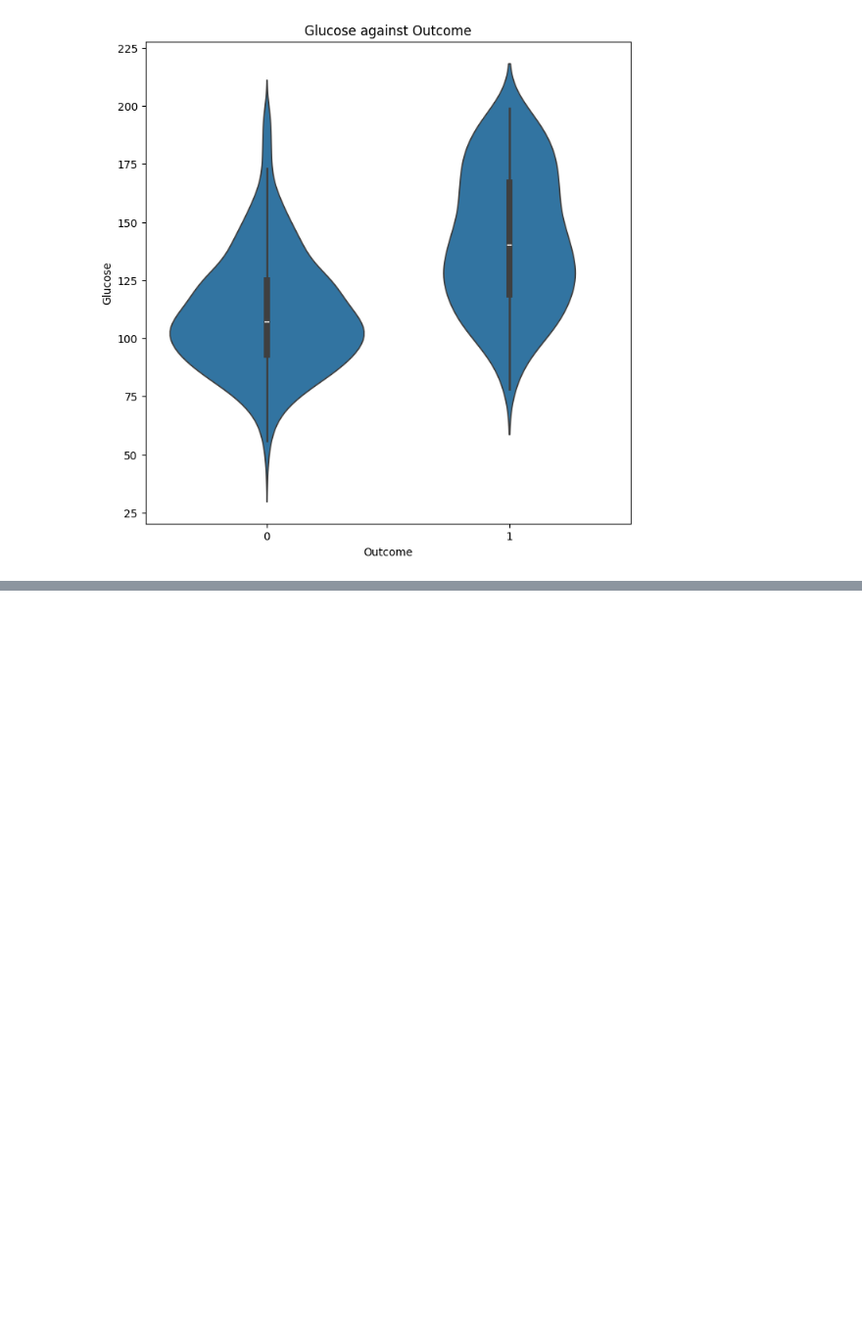
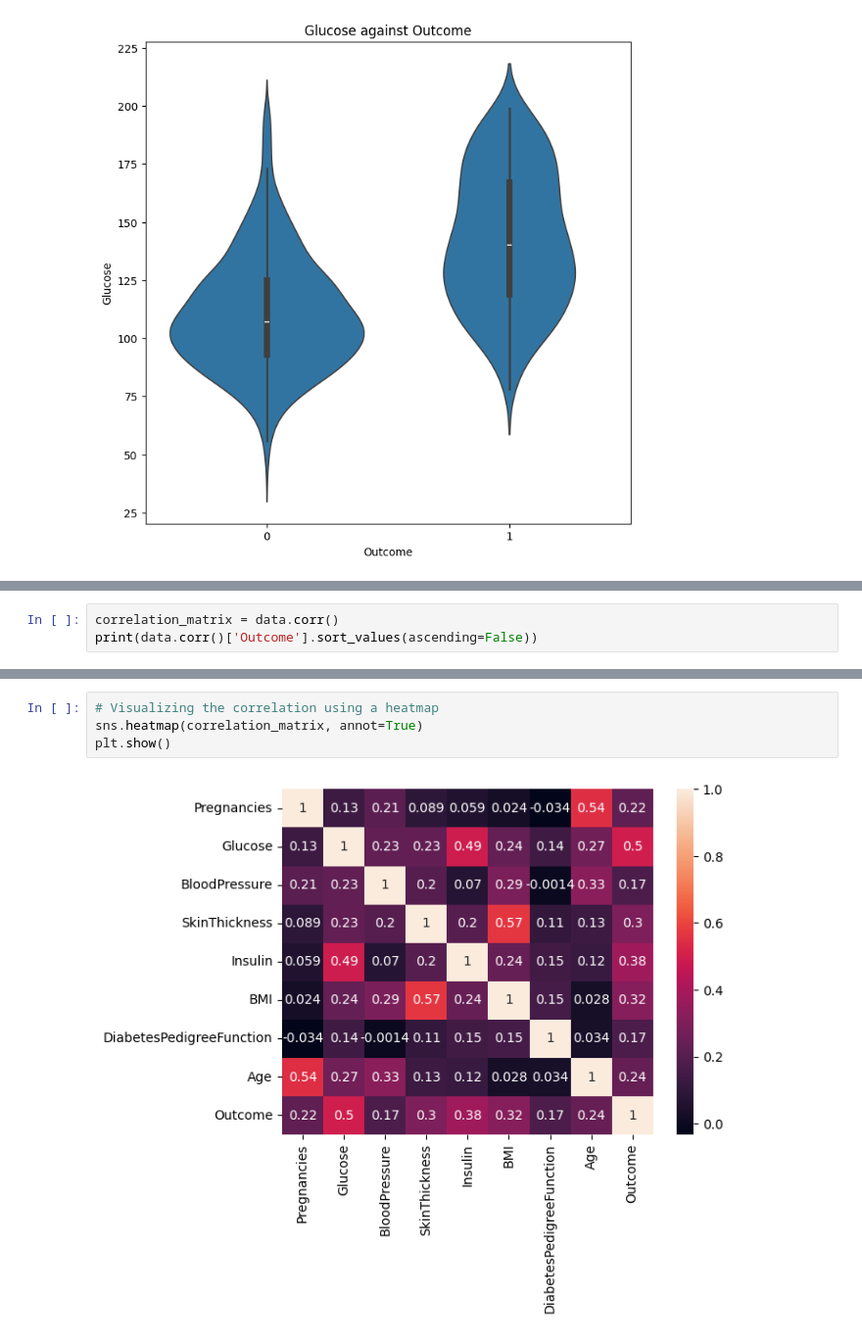
Before and after one commit to kev841/test-1, a Jupyter notebook: notebook/diabetes.ipynb, the cells around one changed output, grey strips where cells are left out. Shown at 98% size. Drawn from its saved outputs; the diff is of its cells as text; blank space fills up the shorter version.

Commit message:
correlation analysis,created a heatmap of the correlation

```diff
--- a/notebook/diabetes.ipynb
+++ b/notebook/diabetes.ipynb
@@ -154,0 +157,3 @@ plt.show()
+# %%
+correlation_matrix = data.corr()
+print(data.corr()['Outcome'].sort_values(ascending=False))
@@ -154,0 +171,6 @@ plt.show()
+# %%
+# Visualizing the correlation using a heatmap
+sns.heatmap(correlation_matrix, annot=True)
+plt.show()
+# %% [output]
+[figure, added]
```
Also changed, not shown: parts of 3 cells of this notebook.
